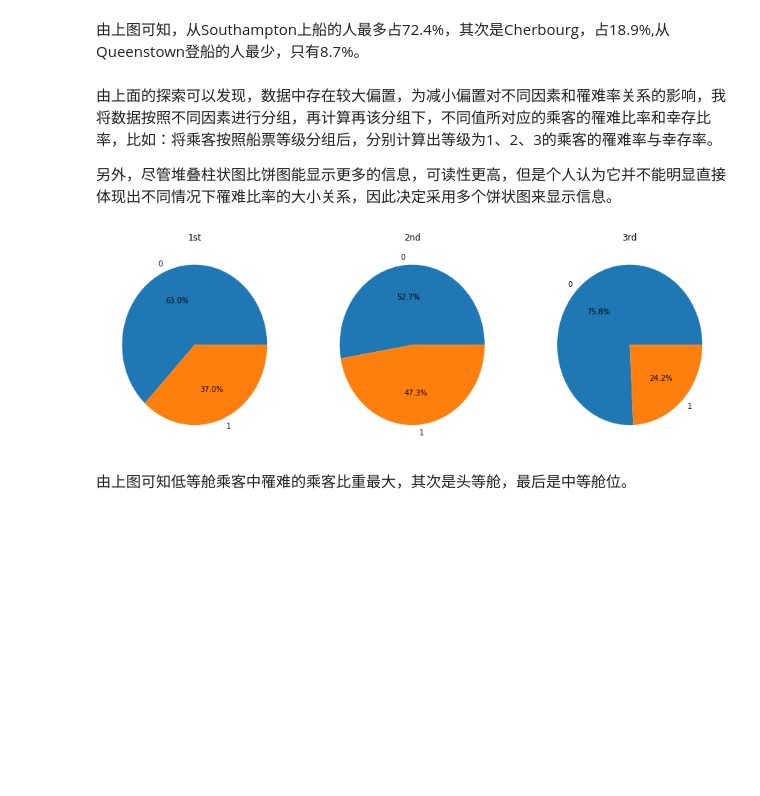
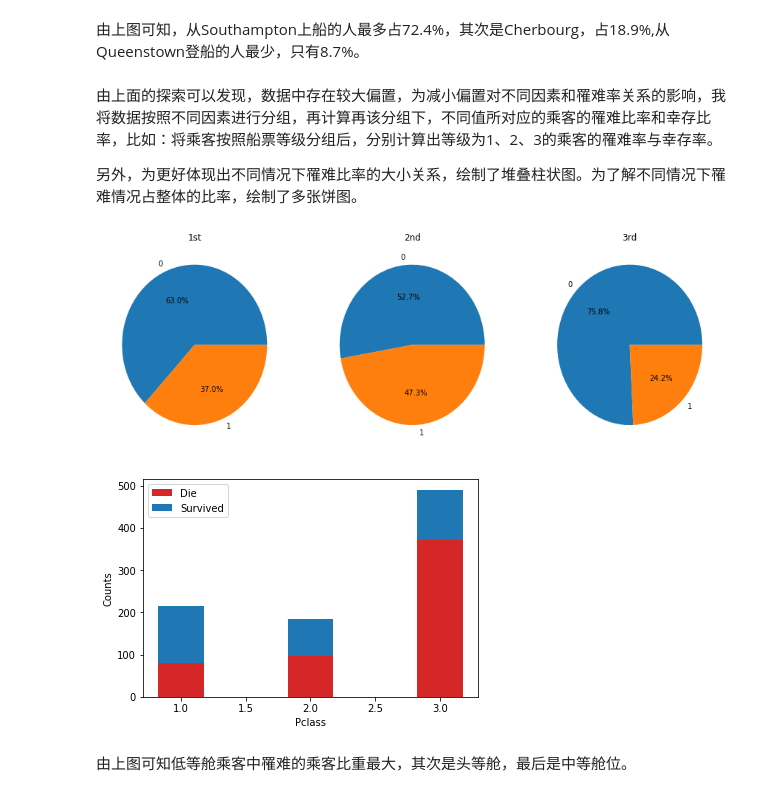
Before and after one commit to DaweiXia/udacity_data_analyst_basic, a Jupyter notebook: p2/titanic-analysis/titanic-analysis.ipynb, the cells around one changed output. Cells and saved outputs as stored; diff of their text form; code cells hidden in the pictures; blank space fills up the shorter version.

Commit message:
Use stack bar

```diff
--- a/p2/titanic-analysis/titanic-analysis.ipynb
+++ b/p2/titanic-analysis/titanic-analysis.ipynb
@@ -130,31 +142,45 @@ plot_data_pie(embarked_value_percents, embarked_value_percents.index, 'Embarked'
 # %% [markdown]
 由上面的探索可以发现，数据中存在较大偏置，为减小偏置对不同因素和罹难率关系的影响，我将数据按照不同因素进行分组，再计算再该分组下，不同值所对应的乘客的罹难比率和幸存比率，比如：将乘客按照船票等级分组后，分别计算出等级为1、2、3的乘客的罹难率与幸存率。
 
-另外，尽管堆叠柱状图比饼图能显示更多的信息，可读性更高，但是个人认为它并不能明显直接体现出不同情况下罹难比率的大小关系，因此决定采用多个饼状图来显示信息。
+另外，为更好体现出不同情况下罹难比率的大小关系，绘制了堆叠柱状图。为了解不同情况下罹难情况占整体的比率，绘制了多张饼图。
 # %%
 # 探索数据：船票等级与罹难率的关系
 def get_group_survived_percents(df, attr):
     # 计算给定分组下的乘客遇难比率与幸存比率
     group_counts = df.groupby(attr)['Survived'].value_counts()
     group_sum = df.groupby(attr)['Survived'].count()
     percents = group_counts / group_sum * 100
     return percents
 
 def plot_pies(rows, cols, percents, labels=None):
     # 绘制指定数量的饼图
     fig, axes = plt.subplots(rows, cols, figsize=(5*cols, 5))
     for i, idx in enumerate(percents.index.levels[0]):
         axes[i].pie(percents[idx], labels=percents.index.levels[1], autopct='%1.1f%%')
         if labels:
             axes[i].set_title(labels[idx])
         else:
             axes[i].set_title(idx)
     plt.show()
+
 labels = {1:'1st', 2:'2nd', 3:'3rd'}
 pclass_group_survived_percents = get_group_survived_percents(df, 'Pclass')
 plot_pies(1, 3, pclass_group_survived_percents, labels)
+
+def plot_bar_stack(value_counts, attr):
+    """绘制不同分组下死亡与幸存者数的堆状柱形图"""
+    p1 = plt.bar(value_counts.index.levels[0], value_counts[:, 0], 0.35, color='#d62728')
+    p2 = plt.bar(value_counts.index.levels[0], value_counts[:, 1], 0.35, bottom=value_counts[:, 0])
+    plt.legend((p1[0], p2[0]), ('Die', 'Survived'))
+    plt.xlabel(attr)
+    plt.ylabel("Counts")
+    plt.show()
+
+pclass_group_value_counts = df.groupby('Pclass')['Survived'].value_counts()
+plot_bar_stack(pclass_group_value_counts, 'Pclass')
 # %% [output]
 [figure]
+[figure, added]
 # %% [markdown]
 由上图可知低等舱乘客中罹难的乘客比重最大，其次是头等舱，最后是中等舱位。
 # %%
```
Also changed, not shown: parts of 8 cells of this notebook, 1 other file.
